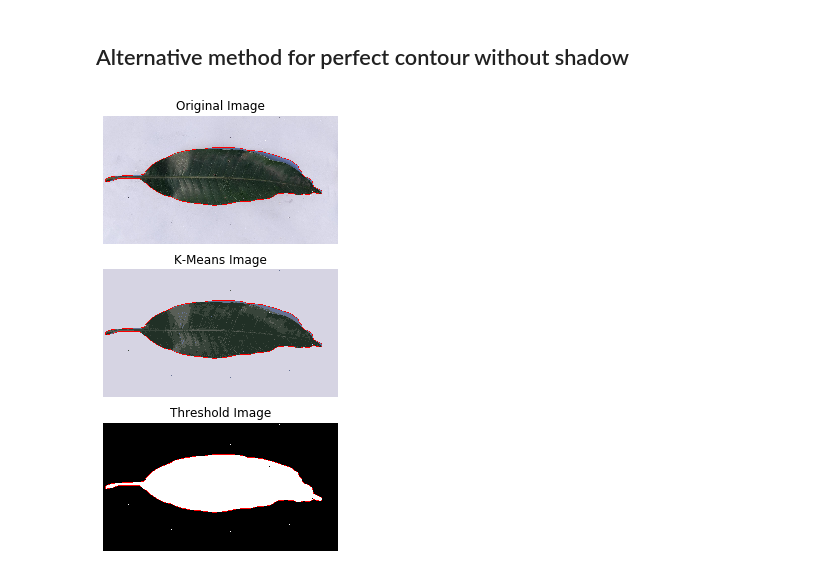
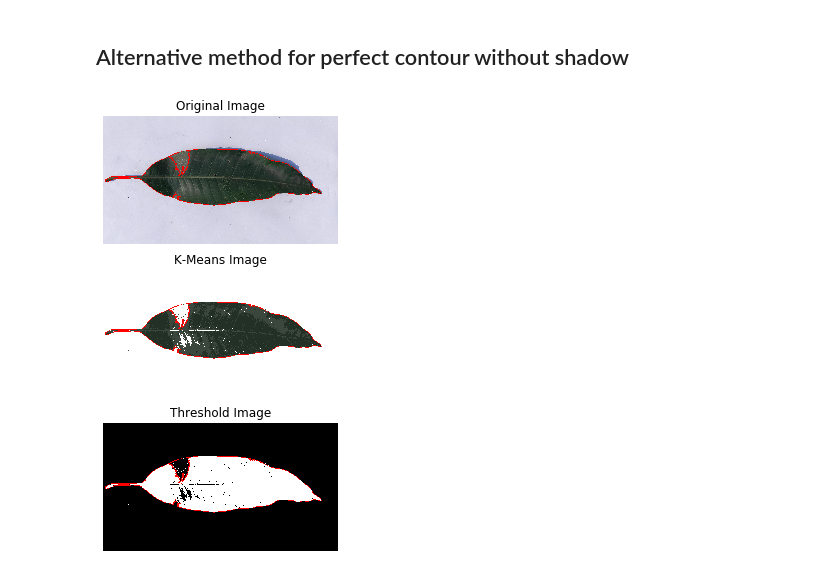
Before and after one commit to cod3rboy/mangoresearch, a Jupyter notebook: haar_wavelet_transform.ipynb, the cells around one changed output. Drawn from its saved outputs; the diff is of its cells as text; code cells hidden in the pictures.

```diff
--- a/haar_wavelet_transform.ipynb
+++ b/haar_wavelet_transform.ipynb
@@ -158,7 +158,7 @@ Mean Color in leaf portion: (110, 110, 108)
 # %% [markdown]
 ## Dominant Color Detection
 # %%
-original_img = cv2.imread('MangoLeavesDatabase/Alphonso/front/alphonso_front_01.jpg')
+original_img = cv2.imread('MangoLeavesDatabase/Alphonso/front/alphonso_front_00.jpg')
 img2rgb = cv2.cvtColor(original_img, cv2.COLOR_BGR2RGB)
 img2gray = cv2.cvtColor(original_img, cv2.COLOR_BGR2GRAY)
 retval, img = cv2.threshold(img2gray,0, 255,cv2.THRESH_BINARY_INV+cv2.THRESH_OTSU)
@@ -220,35 +213,35 @@ ret,labels,centers = cv2.kmeans(img_pixels, K, None, criteria, 10, cv2.KMEANS_RA
 centers = np.uint8(centers)
 cluster_img = centers[labels.flatten()]
 # Change all non-green pixels to white in clustered image
-"""for i,p in enumerate(cluster_img):
+for i,p in enumerate(cluster_img):
     if p[1] < p[0] or p[1] < p[2]:
-        cluster_img[i] = [255, 255, 255]"""
+        cluster_img[i] = [255, 255, 255]
 cluster_img = cluster_img.reshape(img2rgb.shape)
 # Apply thresholding to clustered image
 cluster_img2gray = cv2.cvtColor(cluster_img, cv2.COLOR_RGB2GRAY)
 retval, th_img = cv2.threshold(cluster_img2gray, 0, 255, cv2.THRESH_BINARY_INV+cv2.THRESH_OTSU)
 # Find contours in threshold image
 contours, _ = cv2.findContours(th_img, cv2.RETR_EXTERNAL, cv2.CHAIN_APPROX_SIMPLE)
 if len(contours) != 0:
     # Get contour with largest area as leaf contour
     leaf_contour = max(contours, key=cv2.contourArea)
     # Get the bounding box for leaf contour
     x, y, w, h = cv2.boundingRect(leaf_contour)
     # Draw contours on original, clustered and threashold images
     img1 = cv2.drawContours(img2rgb, [leaf_contour], 0, (255,0,0), 4)
     img2 = cv2.drawContours(cluster_img, [leaf_contour], 0, (255,0,0), 4)
     img3 = cv2.drawContours(cv2.cvtColor(th_img, cv2.COLOR_GRAY2RGB), [leaf_contour], 0, (255,0,0), 4)
     # Display Results
     titles = ['Original Image','K-Means Image', 'Threshold Image']
     imgs = [img1, img2, img3]
     plt.figure('Leaf', figsize=(18, 8))
     for i in range(0, 3):
         plt.subplot(3, 1, i+1)
         plt.axis('off')
         plt.title(titles[i])
         plt.imshow(imgs[i])
     plt.show()
 else:
     print('No contour found in image')
 # %% [output]
-[figure, old version]
+[figure, new version]
```
Also changed, not shown: parts of 1 cell of this notebook, 1 other file.
